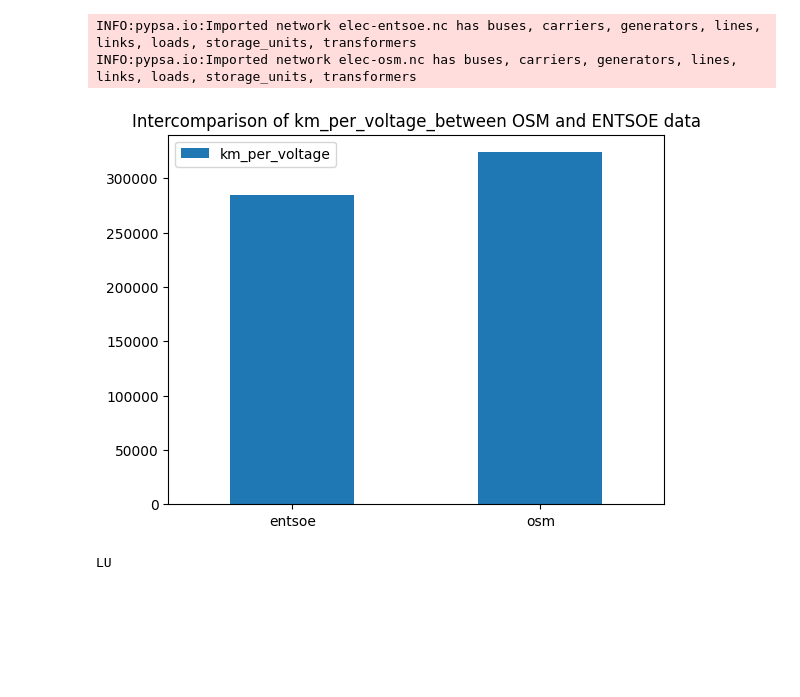
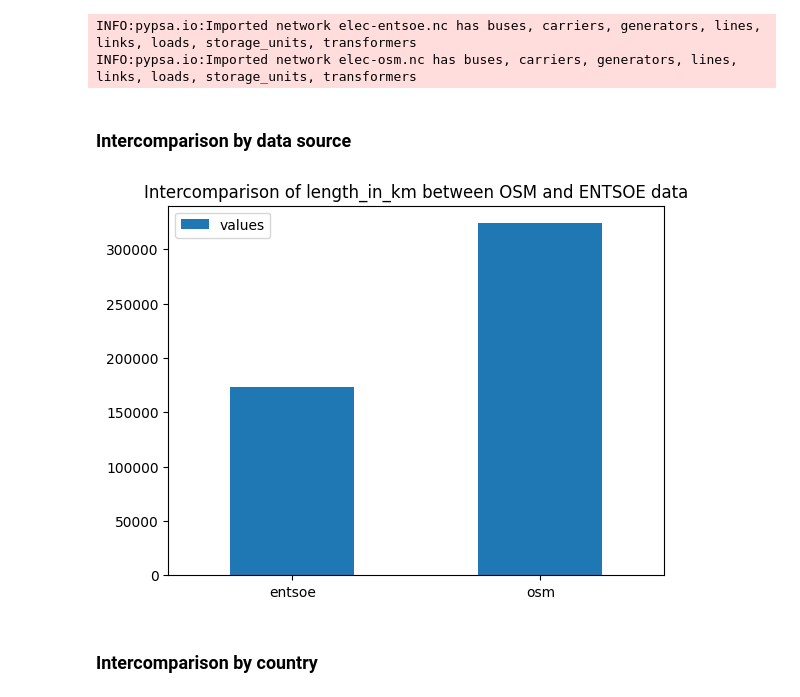
Before and after one commit to pypsa-meets-earth/documentation, a Jupyter notebook: notebooks/network_analysis_comparison_between_osm_and_pypsa_rur_data.ipynb, the cells around one changed output. Drawn from its saved outputs; the diff is of its cells as text; code cells hidden in the pictures; blank space fills up the shorter version.

```diff
--- a/notebooks/network_analysis_comparison_between_osm_and_pypsa_rur_data.ipynb
+++ b/notebooks/network_analysis_comparison_between_osm_and_pypsa_rur_data.ipynb
@@ -47,16 +51,39 @@ osm = pypsa.Network("elec-osm.nc")
 # %% [output]
 INFO:pypsa.io:Imported network elec-entsoe.nc has buses, carriers, generators, lines, links, loads, storage_units, transformers
 INFO:pypsa.io:Imported network elec-osm.nc has buses, carriers, generators, lines, links, loads, storage_units, transformers
+# %% [markdown]
+### Intercomparison by data source
 # %%
-# calculate km_per_voltage for volatage greater than 220v and only AC lines for both the OSM data and PyPSA-Eur data
+# calculate length_in_km for volatage greater than 220v and only AC lines for both the OSM data and PyPSA-Eur data
 
-entsoe_km_per_voltage = sum(entsoe.lines['length'] * entsoe.lines['num_parallel'])
+# filter for voltage greater than 220v for entsoe data
+entose_220 = entsoe.lines[entsoe.lines.v_nom > 220.0]
+
+# sum of length and num_parallel on the filtered data
+entsoe_length_in_km = sum(entose_220['length'] * entose_220['num_parallel'])
+
+# filter for voltage greater than 220v and AC lines only for osm data
 osm_220 = osm.lines[(osm.lines.v_nom > 220.0) & (osm.lines.dc == False)]
-osm_km_per_voltage = sum(osm_220['length'] * osm_220['num_parallel'])
 
-df = pd.DataFrame({'lab':['entsoe', 'osm'], 'km_per_voltage':[entsoe_km_per_voltage, osm_km_per_voltage]})
+# sum of length and num parellel on the filtered data
+osm_length_in_km = sum(osm_220['length'] * osm_220['num_parallel'])
 
-ax = df.plot.bar(x='lab', y='km_per_voltage', rot=0, xlabel='', title="Intercomparison of km_per_voltage_between OSM and ENTSOE data")
+# dataframe to store the
+df = pd.DataFrame(
+    {'columns': ['entsoe', 'osm'],
+     'values': [entsoe_length_in_km, osm_length_in_km]
+     })
+
+# plot the dataframe data
+ax = df.plot.bar(
+    x='columns',
+    y='values',
+    rot=0,
+    xlabel='',
+    title="Intercomparison of length_in_km between OSM and ENTSOE data"
+)
 # %% [output]
-[figure, old version]
+[figure, new version]
+# %% [markdown]
+### Intercomparison by country
 # %%
@@ -75,11 +118,10 @@ osm_country_stats_km_per_voltage.reset_index(inplace=True)
 # %%
-# checking to see the country available in OSM data that is not in PyPSA-Eur data
+# checking to see the country available in OSM data that is not in PyPSA-Eur data using a dictionary structure
 
-d1 = osm_country_stats_km_per_voltage['country'].to_dict()
-d2 = entsoe_merged_country_stats_km_per_voltage['country'].to_dict()
+osm_dict = osm_country_stats_length_in_km['country'].to_dict()
+entsoe_dict = entsoe_merged_country_stats_length_in_km['country'].to_dict()
 
-for idx in d1.values():
-    if idx not in d2.values():
-        print (idx)
+# for loop to check present values in osm data that is not in entsoe data
+for idx in osm_dict.values():
+    if idx not in entsoe_dict.values():
+        print(idx)
-# %% [output]
-LU
```
Also changed, not shown: parts of 12 cells of this notebook.
